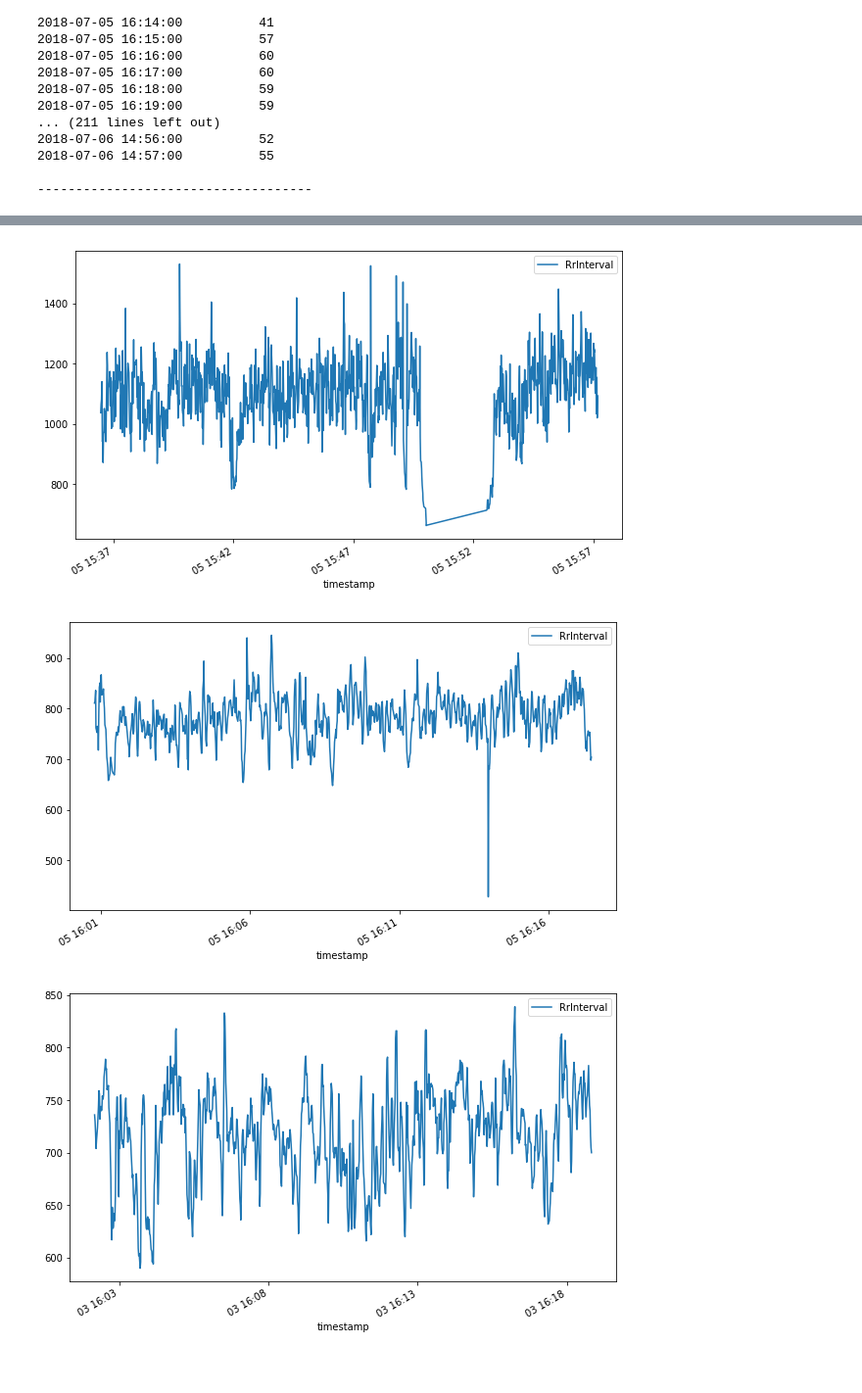
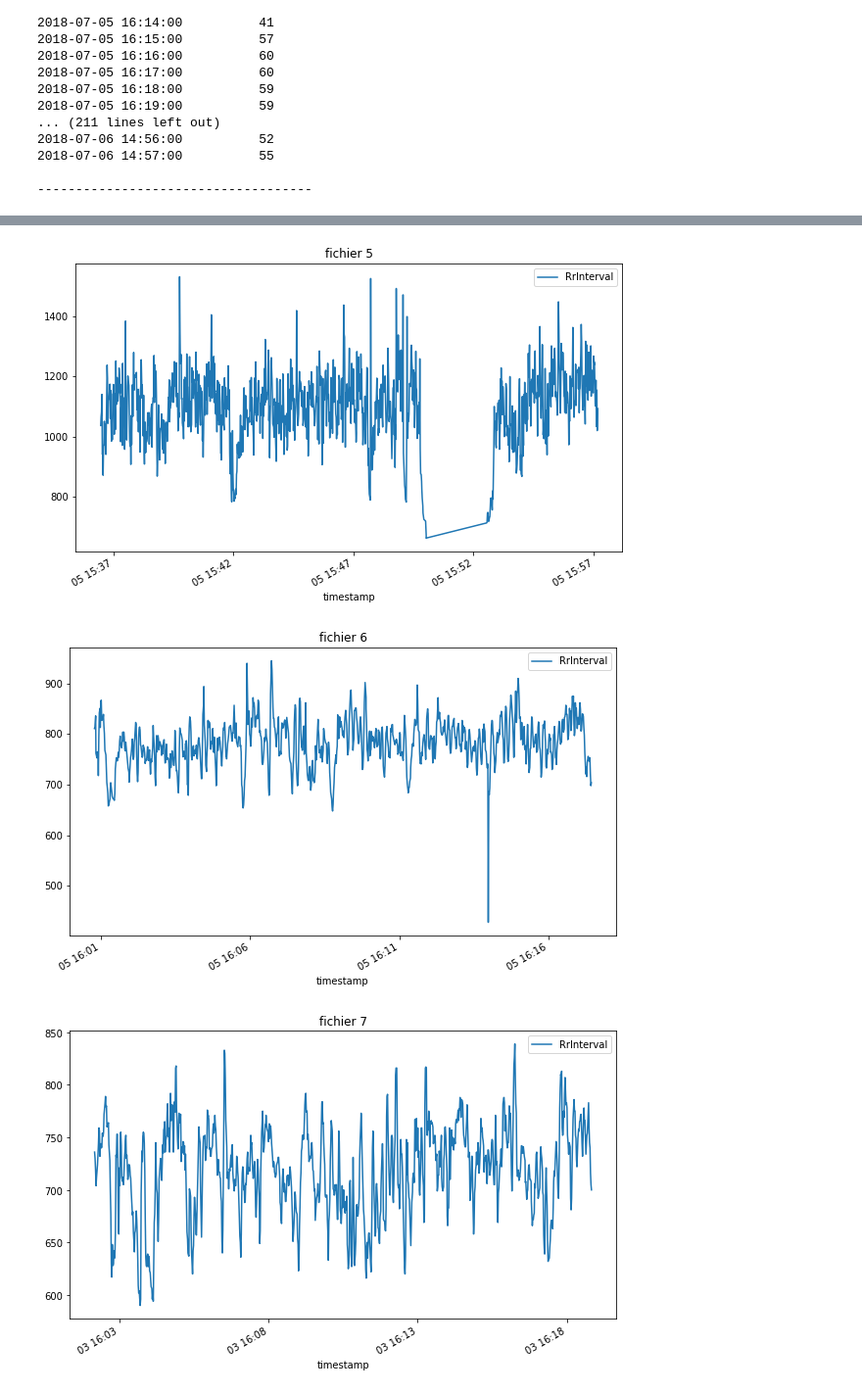
Before and after one commit to Aura-healthcare/Aura_data_analysis_platform, a Jupyter notebook: notebook/exploration_data.ipynb, the cells around one changed output, grey strips where cells are left out. Shown at 98% size. Saved outputs shown, nothing was run; the diff lists cells and outputs as text; code cells hidden in the pictures; blank space fills up the shorter version.

Commit message:
modif titre plot

```diff
--- a/notebook/exploration_data.ipynb
+++ b/notebook/exploration_data.ipynb
@@ -64,8 +65,7 @@ timestamp
 for i in range(len(data_list)):
     try:
         df = transform_json_data_to_dataframe(data_list[i])
-        df.plot(figsize=(10, 6))
-
+        df.plot(figsize=(10, 6), title="fichier {}".format(i))
     except:
         pass
 # %% [output]
@@ -75,3 +75,3 @@ for i in range(len(data_list)):
-[figure, old version]
+[figure, new version]
-[figure, old version]
+[figure, new version]
-[figure, old version]
+[figure, new version]
```
Also changed, not shown: parts of 2 cells of this notebook.
